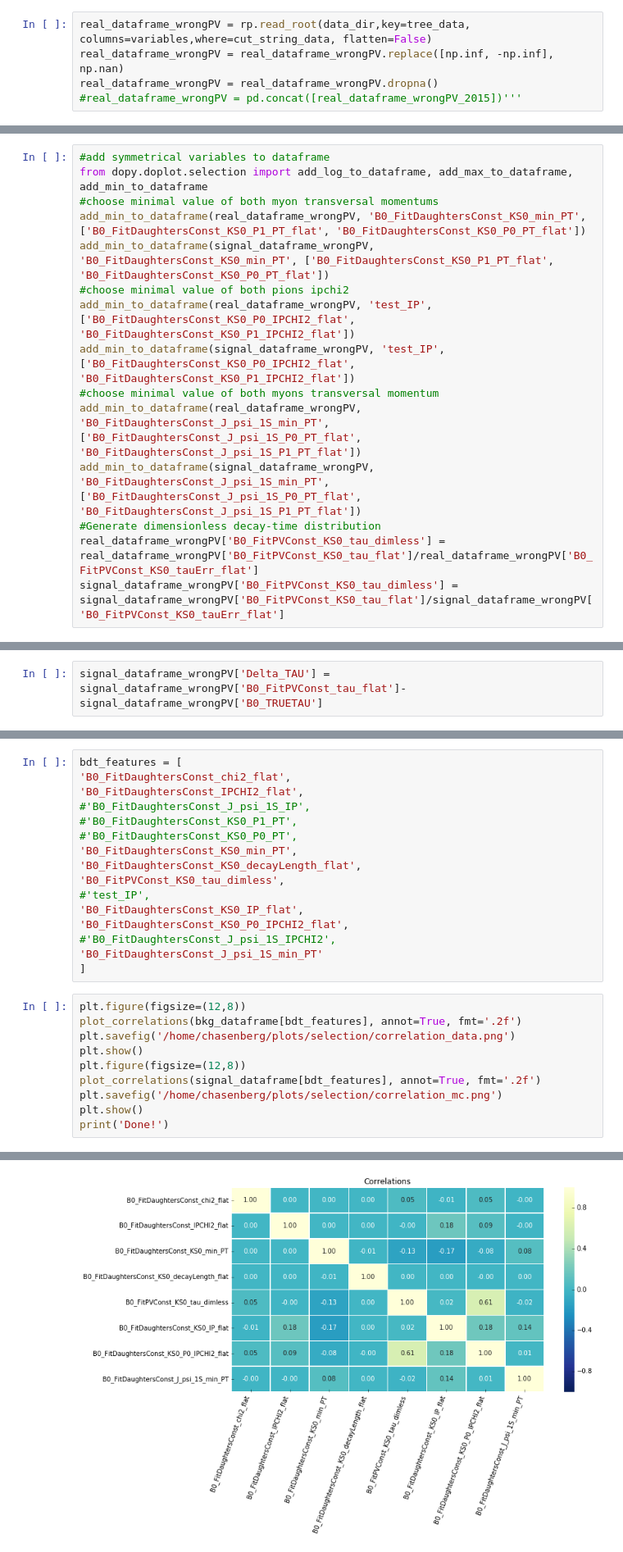
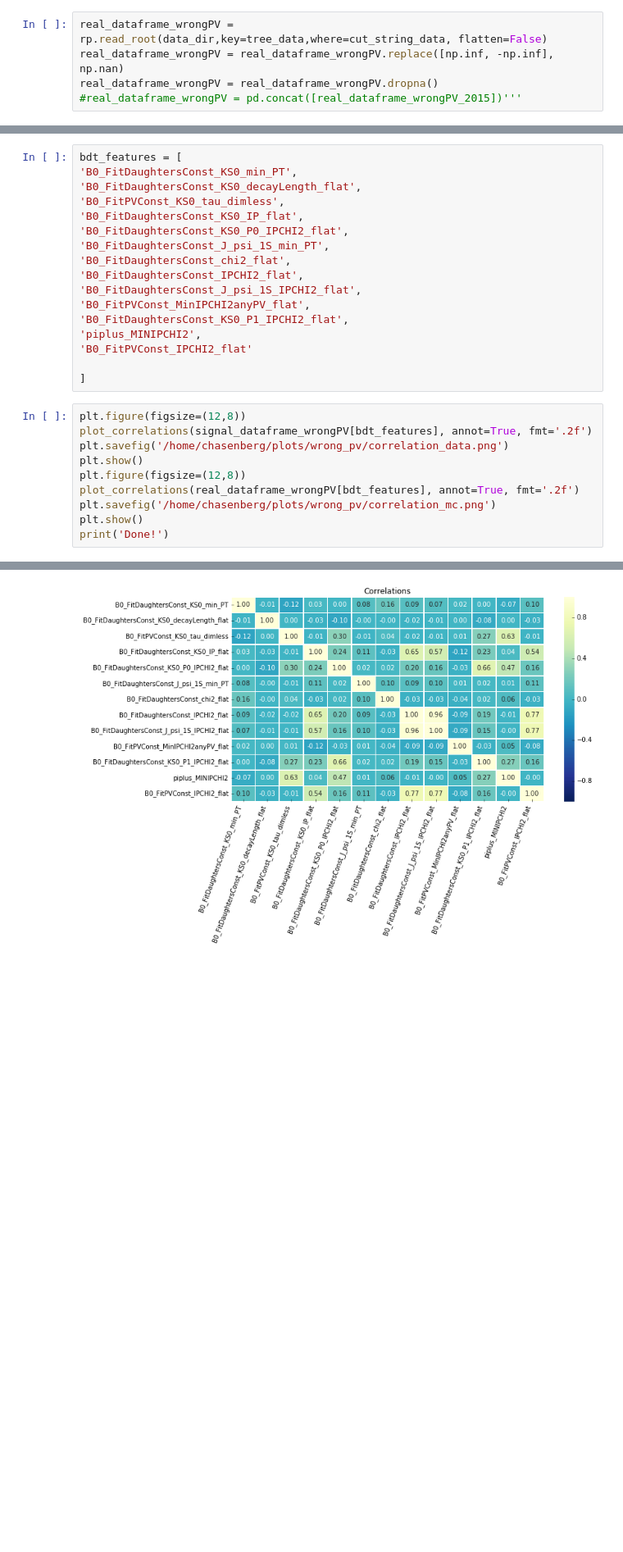
Before and after one commit to chasenberg/Masterthesis, a Jupyter notebook: notebooks/selection/Bd2JpsiKs_BDT_wrongPV_mc.ipynb, the cells around one changed output, grey strips where cells are left out. Shown at 82% size. Drawn from its saved outputs; the diff is of its cells as text; blank space fills up the shorter version.

Commit message:
start working on classification of correct and false classified primary vertices

```diff
--- a/notebooks/selection/Bd2JpsiKs_BDT_wrongPV_mc.ipynb
+++ b/notebooks/selection/Bd2JpsiKs_BDT_wrongPV_mc.ipynb
@@ -190,7 +81,7 @@ signal_dataframe_wrongPV  = rp.read_root(mc_dir,key=tree_mc,columns=variables_mc
 signal_dataframe_wrongPV  = signal_dataframe_wrongPV.replace([np.inf, -np.inf], np.nan)
 signal_dataframe_wrongPV  = signal_dataframe_wrongPV.dropna()
 # %%
-real_dataframe_wrongPV = rp.read_root(data_dir,key=tree_data, columns=variables,where=cut_string_data, flatten=False)
+real_dataframe_wrongPV = rp.read_root(data_dir,key=tree_data,where=cut_string_data, flatten=False)
 real_dataframe_wrongPV = real_dataframe_wrongPV.replace([np.inf, -np.inf], np.nan)
 real_dataframe_wrongPV = real_dataframe_wrongPV.dropna()
 #real_dataframe_wrongPV = pd.concat([real_dataframe_wrongPV_2015])'''
@@ -200,15 +87,0 @@ Generate new features
-# %%
-#add symmetrical variables to dataframe
-from dopy.doplot.selection import add_log_to_dataframe, add_max_to_dataframe, add_min_to_dataframe
-#choose minimal value of both myon transversal momentums
-add_min_to_dataframe(real_dataframe_wrongPV, 'B0_FitDaughtersConst_KS0_min_PT', ['B0_FitDaughtersConst_KS0_P1_PT_flat', 'B0_FitDaughtersConst_KS0_P0_PT_flat'])
-add_min_to_dataframe(signal_dataframe_wrongPV, 'B0_FitDaughtersConst_KS0_min_PT', ['B0_FitDaughtersConst_KS0_P1_PT_flat', 'B0_FitDaughtersConst_KS0_P0_PT_flat'])
-#choose minimal value of both pions ipchi2
-add_min_to_dataframe(real_dataframe_wrongPV, 'test_IP', ['B0_FitDaughtersConst_KS0_P0_IPCHI2_flat', 'B0_FitDaughtersConst_KS0_P1_IPCHI2_flat'])
-add_min_to_dataframe(signal_dataframe_wrongPV, 'test_IP', ['B0_FitDaughtersConst_KS0_P0_IPCHI2_flat', 'B0_FitDaughtersConst_KS0_P1_IPCHI2_flat'])
-#choose minimal value of both myons transversal momentum
-add_min_to_dataframe(real_dataframe_wrongPV, 'B0_FitDaughtersConst_J_psi_1S_min_PT', ['B0_FitDaughtersConst_J_psi_1S_P0_PT_flat', 'B0_FitDaughtersConst_J_psi_1S_P1_PT_flat'])
-add_min_to_dataframe(signal_dataframe_wrongPV, 'B0_FitDaughtersConst_J_psi_1S_min_PT', ['B0_FitDaughtersConst_J_psi_1S_P0_PT_flat', 'B0_FitDaughtersConst_J_psi_1S_P1_PT_flat'])
-#Generate dimensionless decay-time distribution
-real_dataframe_wrongPV['B0_FitPVConst_KS0_tau_dimless'] = real_dataframe_wrongPV['B0_FitPVConst_KS0_tau_flat']/real_dataframe_wrongPV['B0_FitPVConst_KS0_tauErr_flat']
-signal_dataframe_wrongPV['B0_FitPVConst_KS0_tau_dimless'] = signal_dataframe_wrongPV['B0_FitPVConst_KS0_tau_flat']/signal_dataframe_wrongPV['B0_FitPVConst_KS0_tauErr_flat']
@@ -227,2 +87,0 @@ signal_dataframe.shape, real_dataframe.shape
-# %%
-signal_dataframe_wrongPV['Delta_TAU'] = signal_dataframe_wrongPV['B0_FitPVConst_tau_flat']-signal_dataframe_wrongPV['B0_TRUETAU']
@@ -317,28 +105,29 @@ Declare bdt features and correlation matrix and monte-carlo agreement
 ---------------------------------------------------------------------------------
 # %%
 bdt_features = [
-'B0_FitDaughtersConst_chi2_flat',
-'B0_FitDaughtersConst_IPCHI2_flat',
-#'B0_FitDaughtersConst_J_psi_1S_IP',
-#'B0_FitDaughtersConst_KS0_P1_PT',
-#'B0_FitDaughtersConst_KS0_P0_PT',
 'B0_FitDaughtersConst_KS0_min_PT',
 'B0_FitDaughtersConst_KS0_decayLength_flat',
 'B0_FitPVConst_KS0_tau_dimless',
-#'test_IP',
 'B0_FitDaughtersConst_KS0_IP_flat',
 'B0_FitDaughtersConst_KS0_P0_IPCHI2_flat',
-#'B0_FitDaughtersConst_J_psi_1S_IPCHI2',
-'B0_FitDaughtersConst_J_psi_1S_min_PT'
+'B0_FitDaughtersConst_J_psi_1S_min_PT',
+'B0_FitDaughtersConst_chi2_flat',
+'B0_FitDaughtersConst_IPCHI2_flat',
+'B0_FitDaughtersConst_J_psi_1S_IPCHI2_flat',
+'B0_FitPVConst_MinIPCHI2anyPV_flat',
+'B0_FitDaughtersConst_KS0_P1_IPCHI2_flat',
+'piplus_MINIPCHI2',
+'B0_FitPVConst_IPCHI2_flat'
+
 ]
 # %%
 plt.figure(figsize=(12,8))
-plot_correlations(bkg_dataframe[bdt_features], annot=True, fmt='.2f')
-plt.savefig('/home/chasenberg/plots/selection/correlation_data.png')
+plot_correlations(signal_dataframe_wrongPV[bdt_features], annot=True, fmt='.2f')
+plt.savefig('/home/chasenberg/plots/wrong_pv/correlation_data.png')
 plt.show()
 plt.figure(figsize=(12,8))
-plot_correlations(signal_dataframe[bdt_features], annot=True, fmt='.2f')
-plt.savefig('/home/chasenberg/plots/selection/correlation_mc.png')
+plot_correlations(real_dataframe_wrongPV[bdt_features], annot=True, fmt='.2f')
+plt.savefig('/home/chasenberg/plots/wrong_pv/correlation_mc.png')
 plt.show()
 print('Done!')
 # %% [output]
@@ -346,4 +135,4 @@ print('Done!')
-[figure, old version]
+[figure, new version]
 Done!
 # %% [markdown]
 Plot sWeighted BDT variables against MC
```
Also changed, not shown: parts of 36 cells of this notebook.
